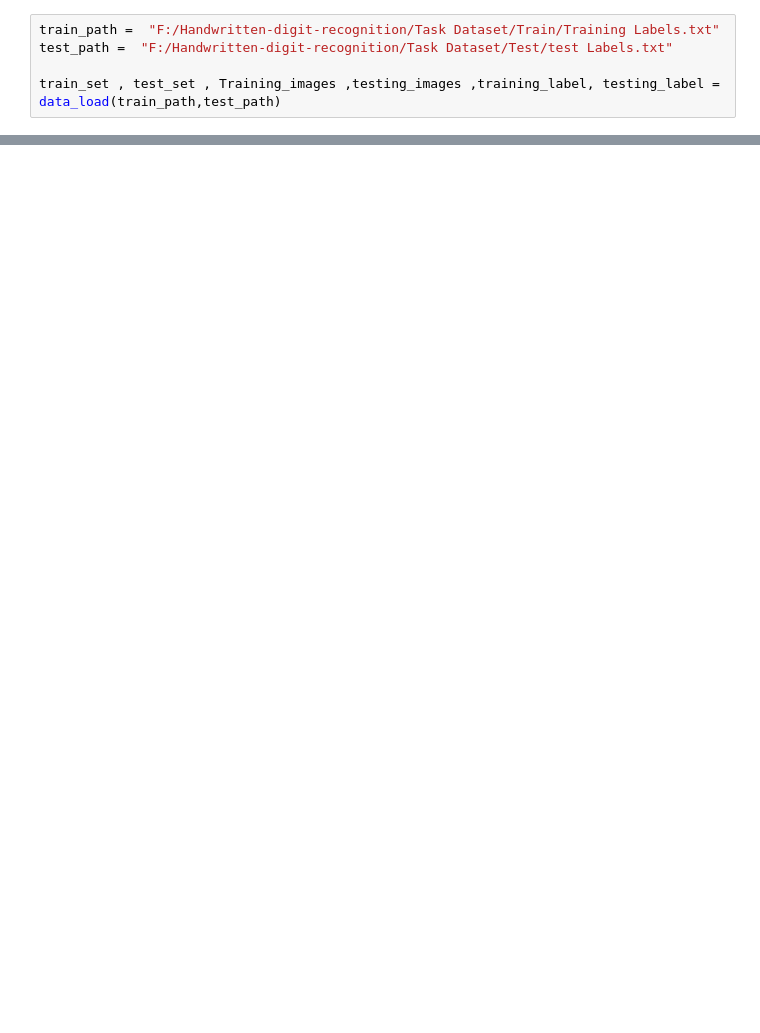
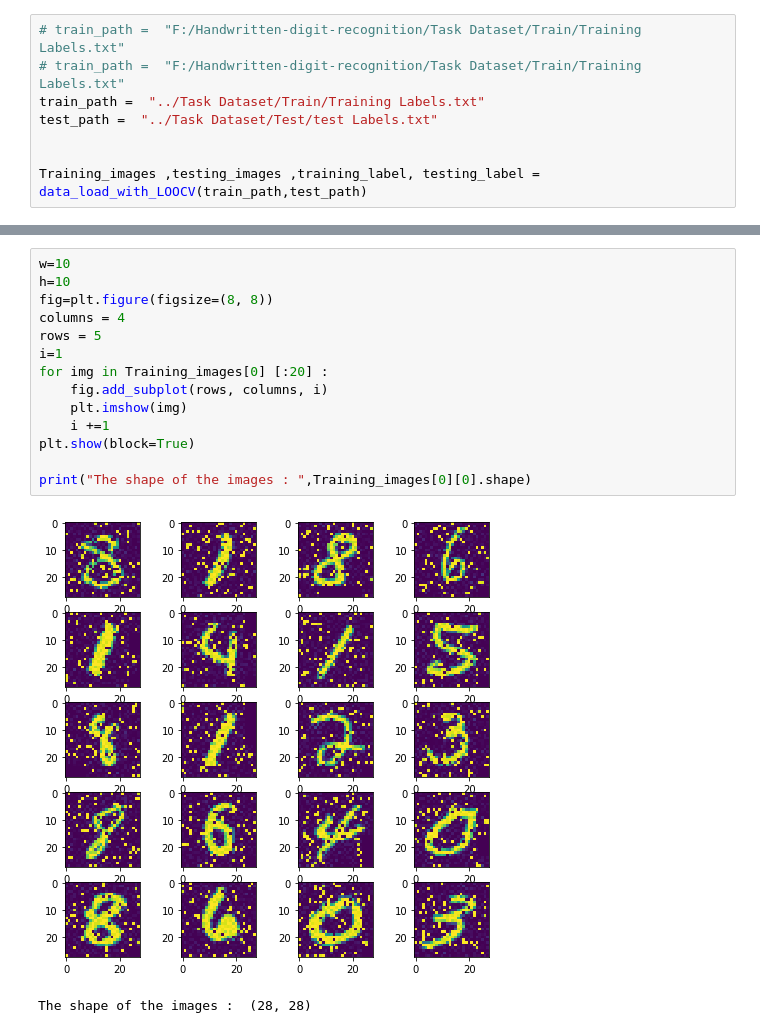
Before and after one commit to AbdelrhmanHisham/Handwritten-digit-recognition, a Jupyter notebook: src/HandWrittenClassifier.ipynb, the cells around one changed output, grey strips where cells are left out. Cells and saved outputs as stored; diff of their text form; blank space fills up the shorter version.

```diff
--- a/src/HandWrittenClassifier.ipynb
+++ b/src/HandWrittenClassifier.ipynb
@@ -12,5 +36,8 @@ from data_loader import data_load
 # %%
-train_path =  "F:/Handwritten-digit-recognition/Task Dataset/Train/Training Labels.txt"
-test_path =  "F:/Handwritten-digit-recognition/Task Dataset/Test/test Labels.txt"
+# train_path =  "F:/Handwritten-digit-recognition/Task Dataset/Train/Training Labels.txt"
+# train_path =  "F:/Handwritten-digit-recognition/Task Dataset/Train/Training Labels.txt"
+train_path =  "../Task Dataset/Train/Training Labels.txt"
+test_path =  "../Task Dataset/Test/test Labels.txt"
 
-train_set , test_set , Training_images ,testing_images ,training_label, testing_label = data_load(train_path,test_path)
+
+Training_images ,testing_images ,training_label, testing_label = data_load_with_LOOCV(train_path,test_path)
@@ -16,0 +60,17 @@ train_set , test_set , Training_images ,testing_images ,training_label, testing_
+# %%
+w=10
+h=10
+fig=plt.figure(figsize=(8, 8))
+columns = 4
+rows = 5
+i=1
+for img in Training_images[0] [:20] :
+    fig.add_subplot(rows, columns, i)
+    plt.imshow(img)
+    i +=1
+plt.show(block=True)
+
+print("The shape of the images : ",Training_images[0][0].shape)
+# %% [output]
+[figure, added]
+The shape of the images :  (28, 28)
```
Also changed, not shown: parts of 34 cells of this notebook, 4 other files.
